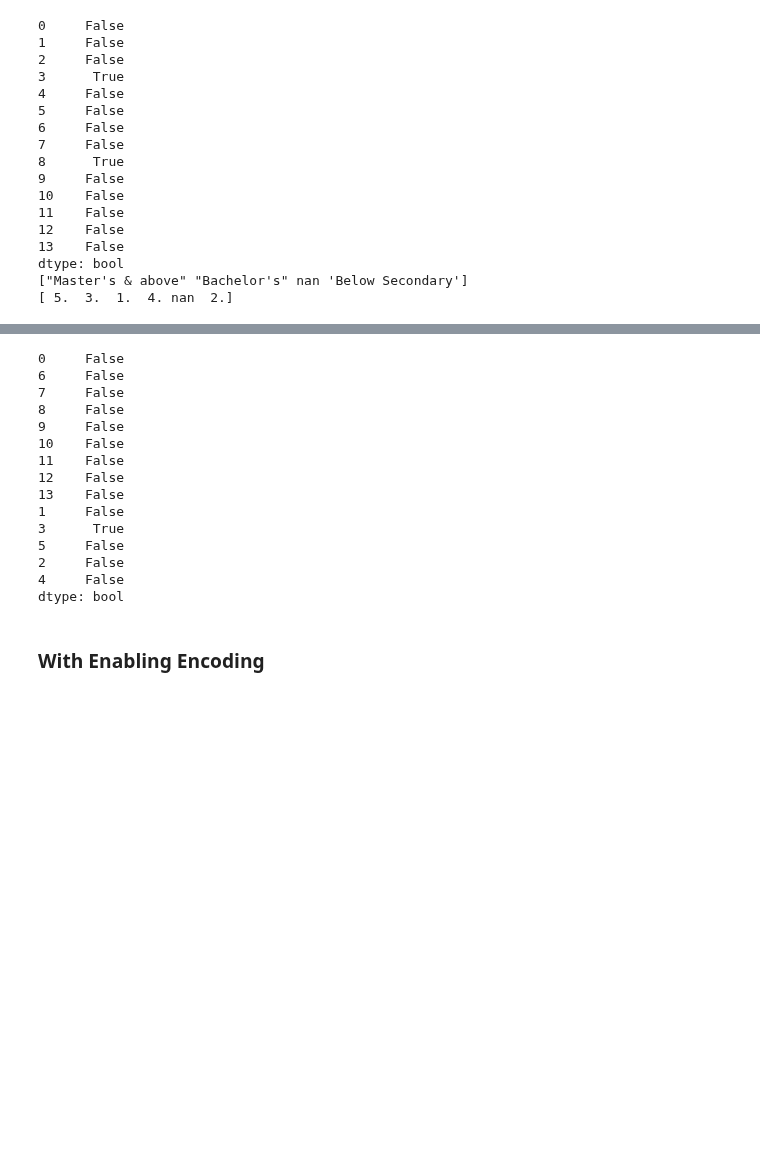
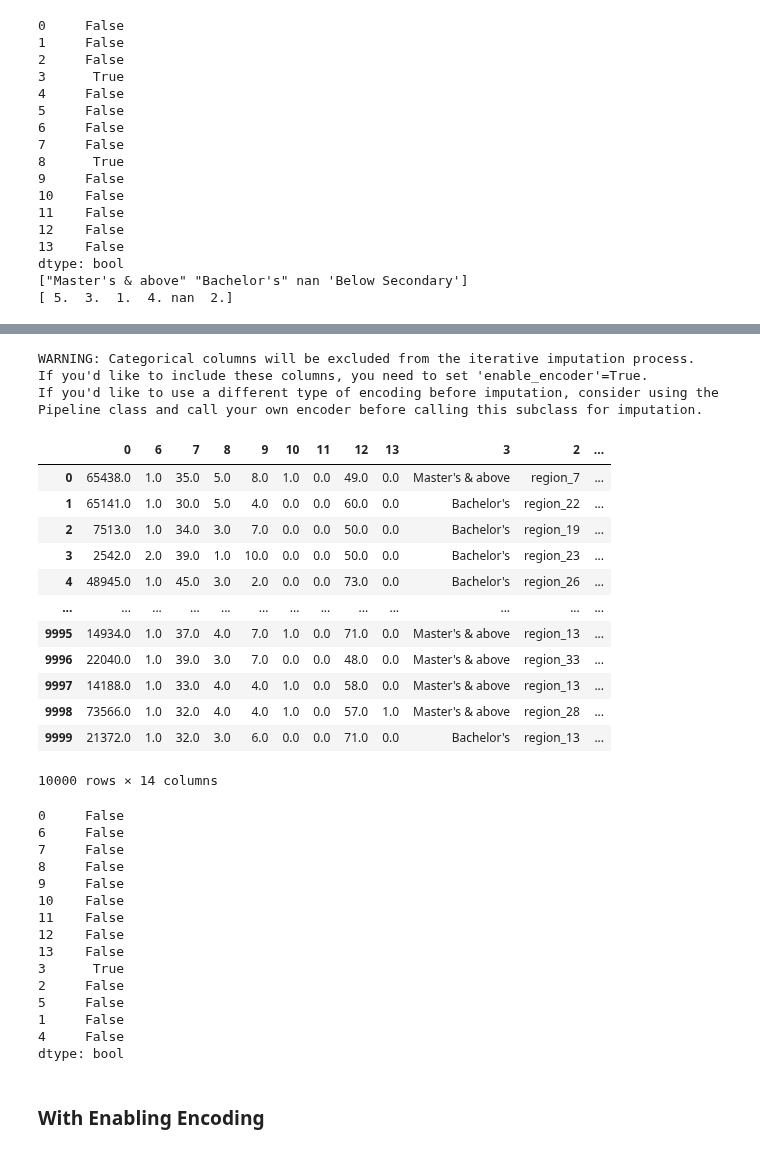
Before and after one commit to microsoft/responsible-ai-toolbox-mitigations, a Jupyter notebook: notebooks/dataprocessing/module_tests/iterative_imputation.ipynb, the cells around one changed output, grey strips where cells are left out. Drawn from its saved outputs; the diff is of its cells as text; code cells hidden in the pictures; blank space fills up the shorter version.

```diff
--- a/notebooks/dataprocessing/module_tests/iterative_imputation.ipynb
+++ b/notebooks/dataprocessing/module_tests/iterative_imputation.ipynb
@@ -332,3 +291,33 @@ If you'd like to use a different type of encoding before imputation, consider us
+# %%
+from sklearn.experimental import enable_iterative_imputer  # noqa # pylint: disable=unused-import
+from sklearn.impute import IterativeImputer
+
+imputer = IterativeDataImputer(
+    df=dataset,
+    col_impute=[8],
+    enable_encoder=False,
+    sklearn_obj=IterativeImputer(estimator=RandomForestRegressor(), random_state=100),
+)
+imputer.fit()
+new_df = imputer.transform(dataset)
+new_df
+# %% [output]
+WARNING: Categorical columns will be excluded from the iterative imputation process.
+If you'd like to include these columns, you need to set 'enable_encoder'=True.
+If you'd like to use a different type of encoding before imputation, consider using the Pipeline class and call your own encoder before calling this subclass for imputation.
+|  | 0 | 6 | 7 | 8 | 9 | 10 | 11 | 12 | 13 | 3 | 2 | ... |
+| 0 | 65438.0 | 1.0 | 35.0 | 5.0 | 8.0 | 1.0 | 0.0 | 49.0 | 0.0 | Master's & above | region_7 | ... |
+| 1 | 65141.0 | 1.0 | 30.0 | 5.0 | 4.0 | 0.0 | 0.0 | 60.0 | 0.0 | Bachelor's | region_22 | ... |
+| 2 | 7513.0 | 1.0 | 34.0 | 3.0 | 7.0 | 0.0 | 0.0 | 50.0 | 0.0 | Bachelor's | region_19 | ... |
+| 3 | 2542.0 | 2.0 | 39.0 | 1.0 | 10.0 | 0.0 | 0.0 | 50.0 | 0.0 | Bachelor's | region_23 | ... |
+| 4 | 48945.0 | 1.0 | 45.0 | 3.0 | 2.0 | 0.0 | 0.0 | 73.0 | 0.0 | Bachelor's | region_26 | ... |
+| ... | ... | ... | ... | ... | ... | ... | ... | ... | ... | ... | ... | ... |
+| 9995 | 14934.0 | 1.0 | 37.0 | 4.0 | 7.0 | 1.0 | 0.0 | 71.0 | 0.0 | Master's & above | region_13 | ... |
+| 9996 | 22040.0 | 1.0 | 39.0 | 3.0 | 7.0 | 0.0 | 0.0 | 48.0 | 0.0 | Master's & above | region_33 | ... |
+| 9997 | 14188.0 | 1.0 | 33.0 | 4.0 | 4.0 | 1.0 | 0.0 | 58.0 | 0.0 | Master's & above | region_13 | ... |
+| 9998 | 73566.0 | 1.0 | 32.0 | 4.0 | 4.0 | 1.0 | 0.0 | 57.0 | 1.0 | Master's & above | region_28 | ... |
+| 9999 | 21372.0 | 1.0 | 32.0 | 3.0 | 6.0 | 0.0 | 0.0 | 71.0 | 0.0 | Bachelor's | region_13 | ... |
+10000 rows × 14 columns
 # %%
 print(new_df.isna().any())
 # %% [output]
@@ -341,10 +330,10 @@ print(new_df.isna().any())
 11    False
 12    False
 13    False
+3      True
+2     False
+5     False
 1     False
-3      True
-5     False
-2     False
 4     False
 dtype: bool
 # %% [markdown]
```
Also changed, not shown: parts of 8 cells of this notebook, 6 other files.
